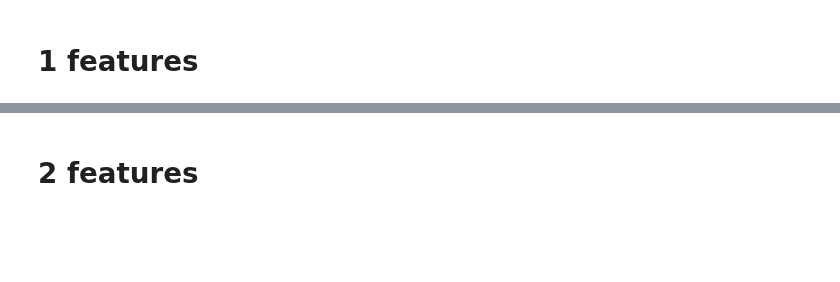
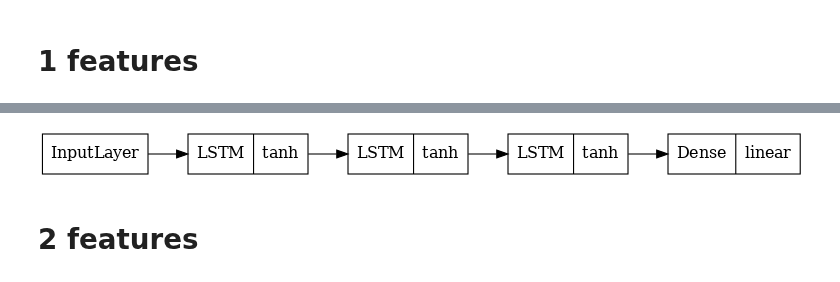
Before and after one commit to fredrikkortet/mt-hh, a Jupyter notebook: LSTM.ipynb, the cells around one changed output, grey strips where cells are left out. Cells and saved outputs as stored; diff of their text form; code cells hidden in the pictures; blank space fills up the shorter version.

```diff
--- a/LSTM.ipynb
+++ b/LSTM.ipynb
@@ -142,3 +133,16 @@ r2s
+# %%
+from keras.utils import plot_model
+plot_model(model, to_file='model.png',
+    show_shapes=False,
+    show_dtype=False,
+    show_layer_names=False,
+    rankdir='LR',
+    expand_nested=True,
+    dpi=80,
+    layer_range=None,
+    show_layer_activations=True)
+# %% [output]
+[figure, added]
 # %% [markdown]
 # 2 features
 # %%
```
Also changed, not shown: parts of 10 cells of this notebook.
